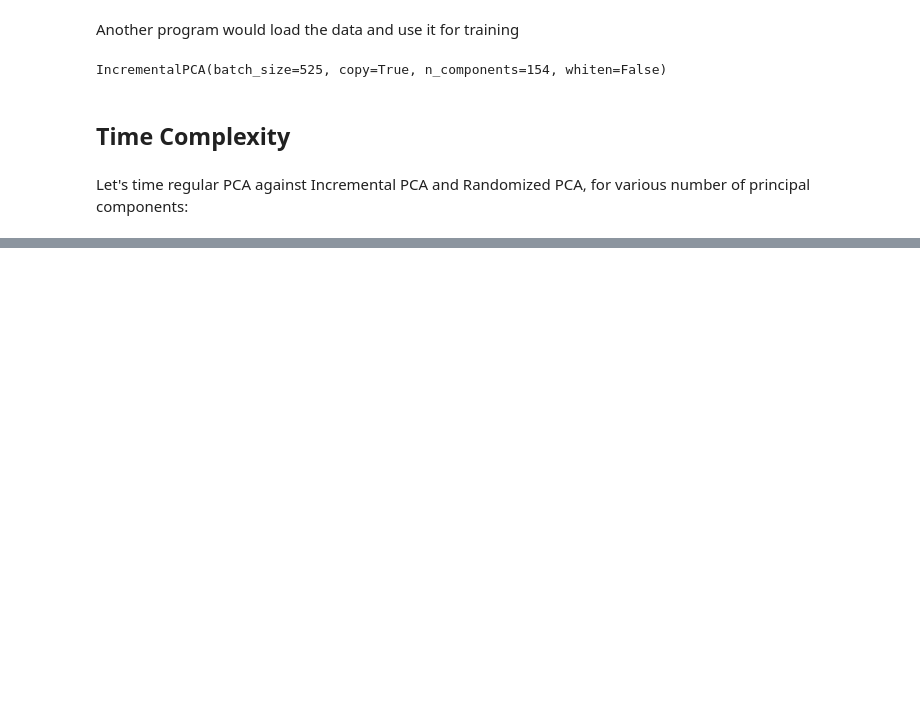
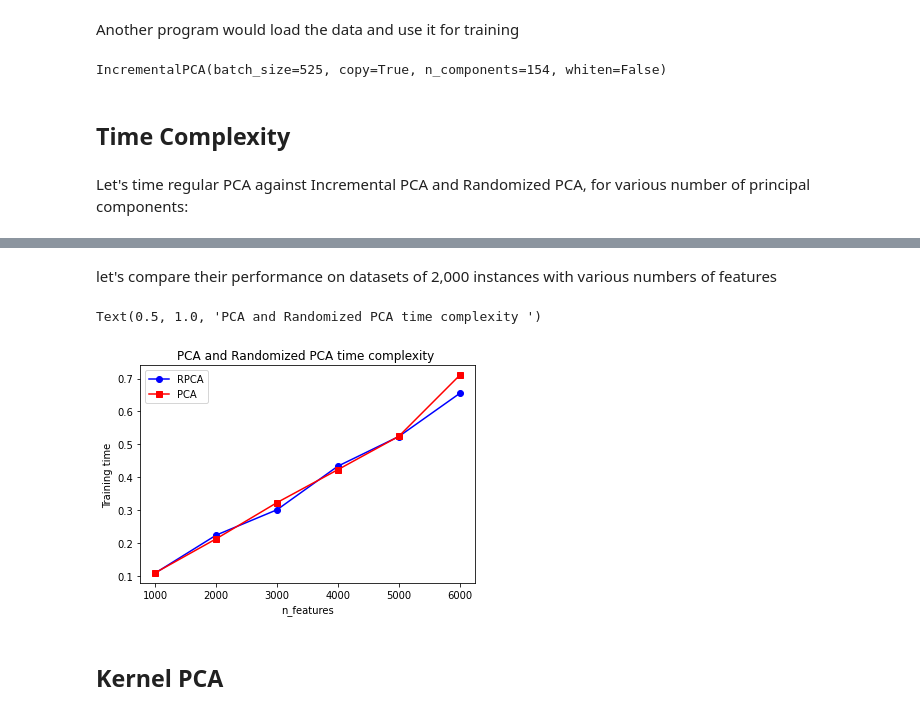
Before and after one commit to Shrey-Viradiya/HandsOnMachineLearning, a Jupyter notebook: Dimensionality_Reduction.ipynb, the cells around one changed output, grey strips where cells are left out. Drawn from its saved outputs; the diff is of its cells as text; code cells hidden in the pictures; blank space fills up the shorter version.

```diff
--- a/Dimensionality_Reduction.ipynb
+++ b/Dimensionality_Reduction.ipynb
@@ -540,0 +568,30 @@ n_components = 154
+# %% [markdown]
+let's compare their performance on datasets of 2,000 instances with various numbers of features
+# %%
+times_rpca = []
+times_pca = []
+sizes = [1000, 2000, 3000, 4000, 5000, 6000]
+for n_features in sizes:
+    X = np.random.randn(2000, n_features)
+    pca = PCA(n_components = 2, random_state=259, svd_solver="randomized")
+    t1 = time.time()
+    pca.fit(X)
+    t2 = time.time()
+    times_rpca.append(t2 - t1)
+    pca = PCA(n_components = 2)
+    t1 = time.time()
+    pca.fit(X)
+    t2 = time.time()
+    times_pca.append(t2 - t1)
+
+plt.plot(sizes, times_rpca, "b-o", label="RPCA")
+plt.plot(sizes, times_pca, "r-s", label="PCA")
+plt.xlabel("n_features")
+plt.ylabel("Training time")
+plt.legend(loc="upper left")
+plt.title("PCA and Randomized PCA time complexity ")
+# %% [output]
+Text(0.5, 1.0, 'PCA and Randomized PCA time complexity ')
+[figure, added]
+# %% [markdown]
+## Kernel PCA
```
Also changed, not shown: parts of 17 cells of this notebook.
